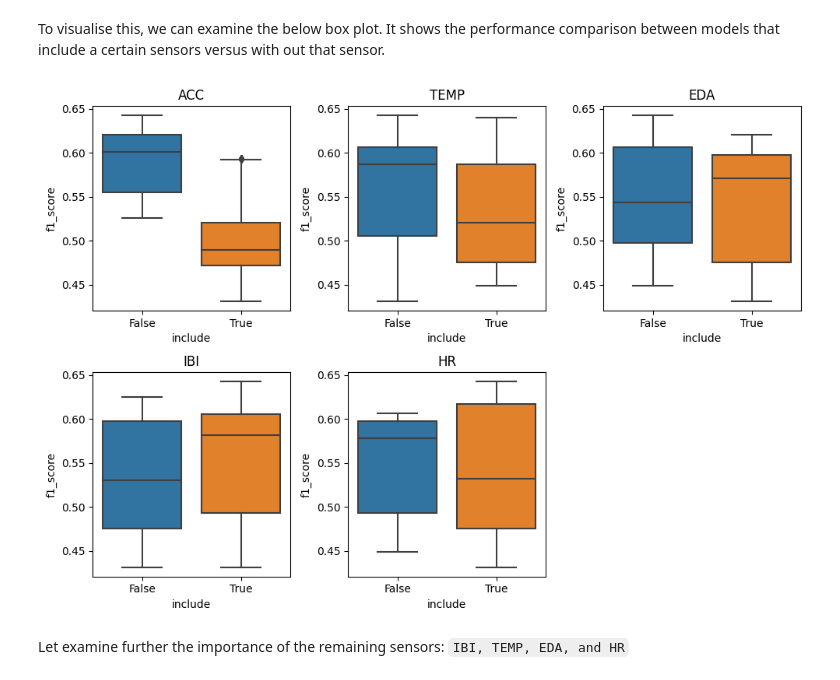
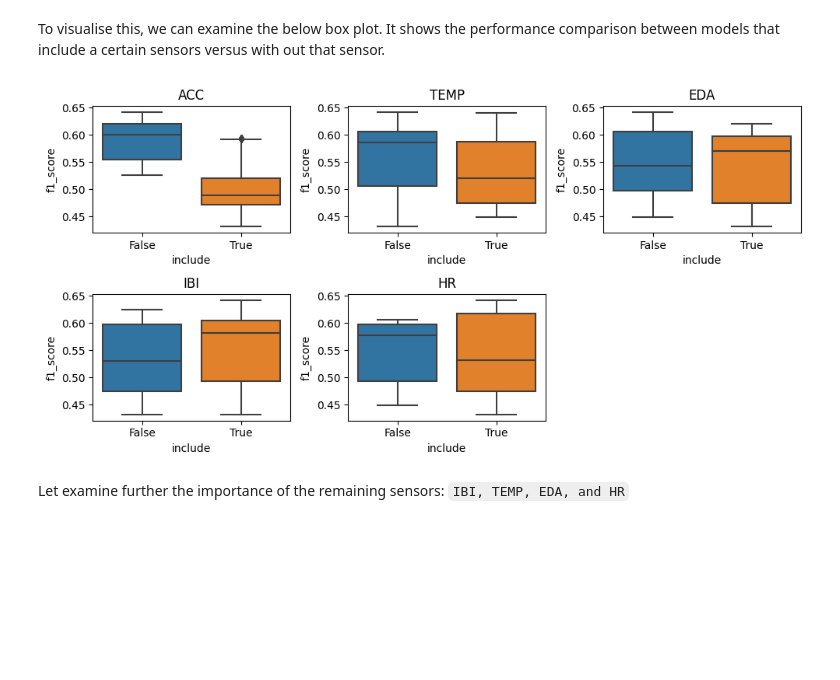
Before and after one commit to Socret360/ce888-data-science-and-decision-making, a Jupyter notebook: project/experiment.ipynb, the cells around one changed output. Cells and saved outputs as stored; diff of their text form; code cells hidden in the pictures; blank space fills up the shorter version.

Commit message:
update code to plot sensor inclusion box plot

```diff
--- a/project/experiment.ipynb
+++ b/project/experiment.ipynb
@@ -731,24 +731,24 @@ To visualise this, we can examine the below box plot. It shows the performance c
 # %%
 temp = pd.read_csv(os.path.join(OUTPUT_DIR, "dt_test_results_best_config_by_features.csv"))
 
-fig = plt.figure(figsize=(10, 7))
+fig = plt.figure(figsize=(10, 5))
 
 sensors = ["ACC", "TEMP", "EDA", "IBI", "HR"]
 
 for idx, sensor in enumerate(sensors):
     plt.subplot(2, 3, 1 + idx)
     t = temp.copy()
     t[f'include_sensor_{sensor}'] = t['data__features'].apply(lambda x: sensor in ast.literal_eval(x))
     sns.boxplot(data=t, x=f'include_sensor_{sensor}', y='f1_score')
     plt.xlabel('include')
     plt.ylabel('f1_score')
     plt.title(f"{sensor}")
 
 fig.tight_layout(h_pad=1, w_pad=1)
 # plt.suptitle("Inclusion of Sensor", y=1.05)
 plt.show()
 # %% [output]
-[figure, old version]
+[figure, new version]
 # %% [markdown]
 Let examine further the importance of the remaining sensors: `IBI, TEMP, EDA, and HR`
 # %%
```
